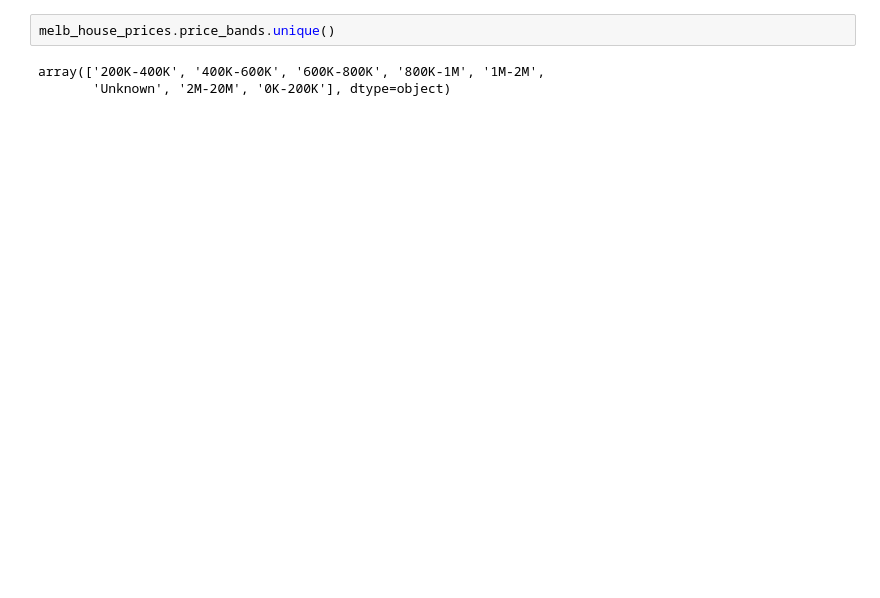
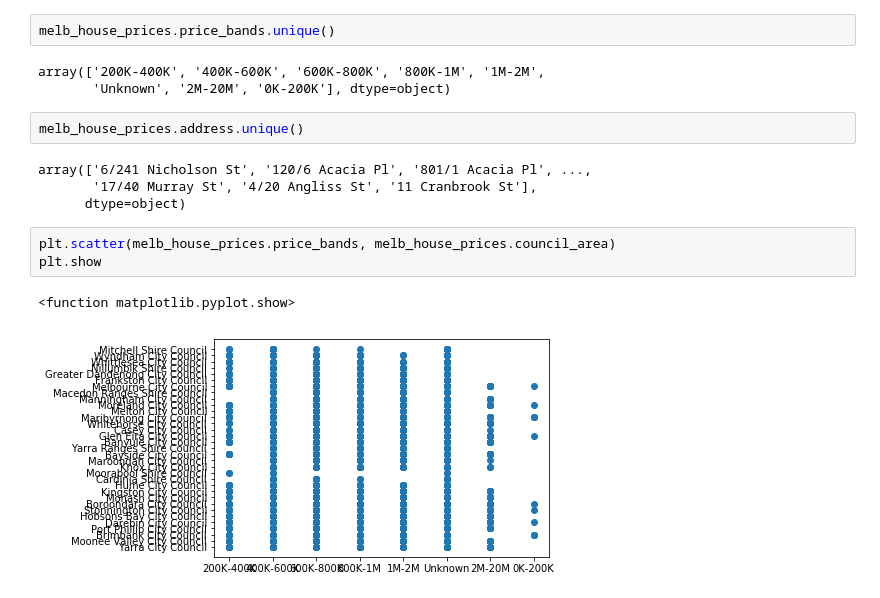
Before and after one commit to joshuahansen/machine-learning-a2, a Jupyter notebook: Assignment Task 1.ipynb, the cells around one changed output. Saved outputs shown, nothing was run; the diff lists cells and outputs as text; blank space fills up the shorter version.

Commit message:
did some more things, liek tried ot plot some stuff, didnt work

```diff
--- a/Assignment Task 1.ipynb
+++ b/Assignment Task 1.ipynb
@@ -329,3 +348,15 @@ melb_house_prices.price_bands.unique()
 # %% [output]
 array(['200K-400K', '400K-600K', '600K-800K', '800K-1M', '1M-2M',
        'Unknown', '2M-20M', '0K-200K'], dtype=object)
+# %%
+melb_house_prices.address.unique()
+# %% [output]
+array(['6/241 Nicholson St', '120/6 Acacia Pl', '801/1 Acacia Pl', ...,
+       '17/40 Murray St', '4/20 Angliss St', '11 Cranbrook St'],
+      dtype=object)
+# %%
+plt.scatter(melb_house_prices.price_bands, melb_house_prices.council_area)
+plt.show
+# %% [output]
+<function matplotlib.pyplot.show>
+[figure, added]
```
Also changed, not shown: parts of 3 cells of this notebook.
